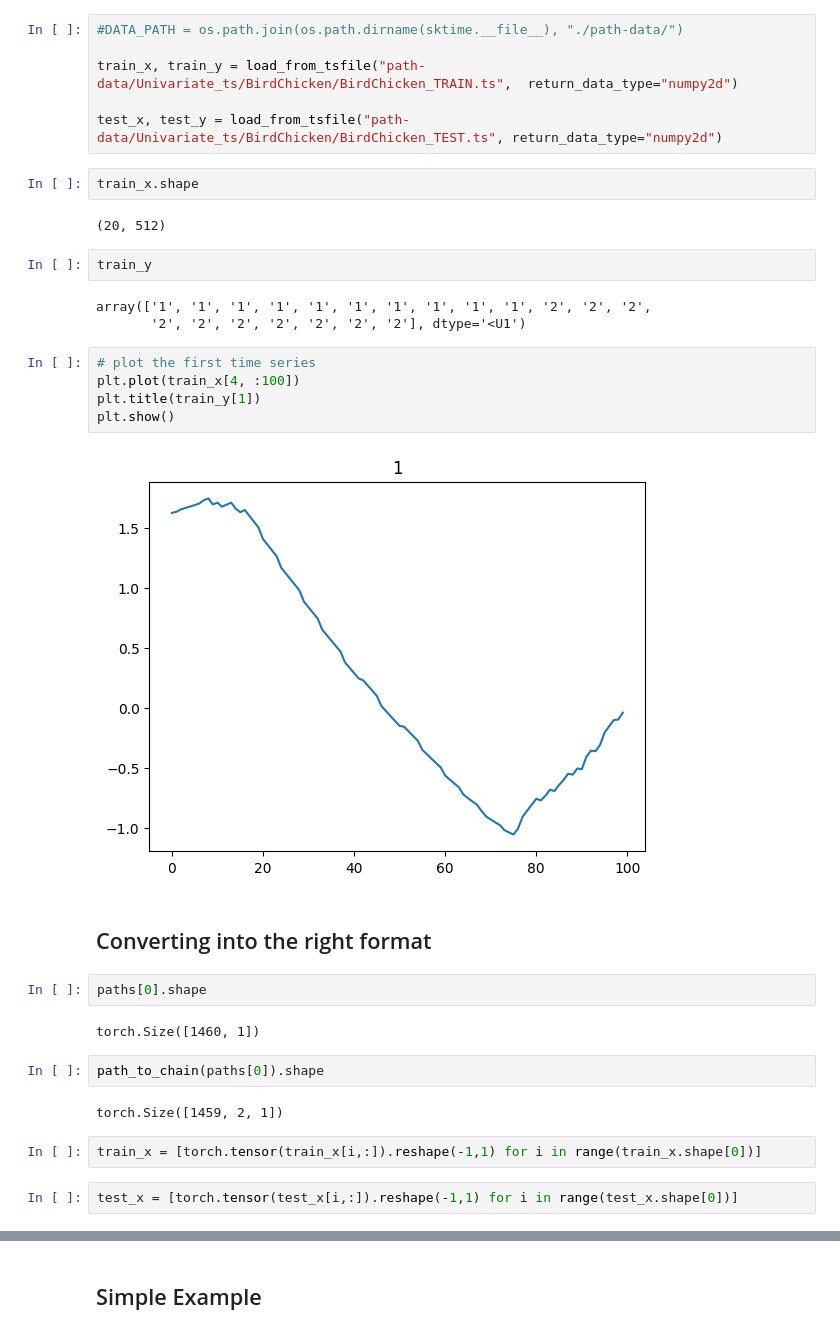
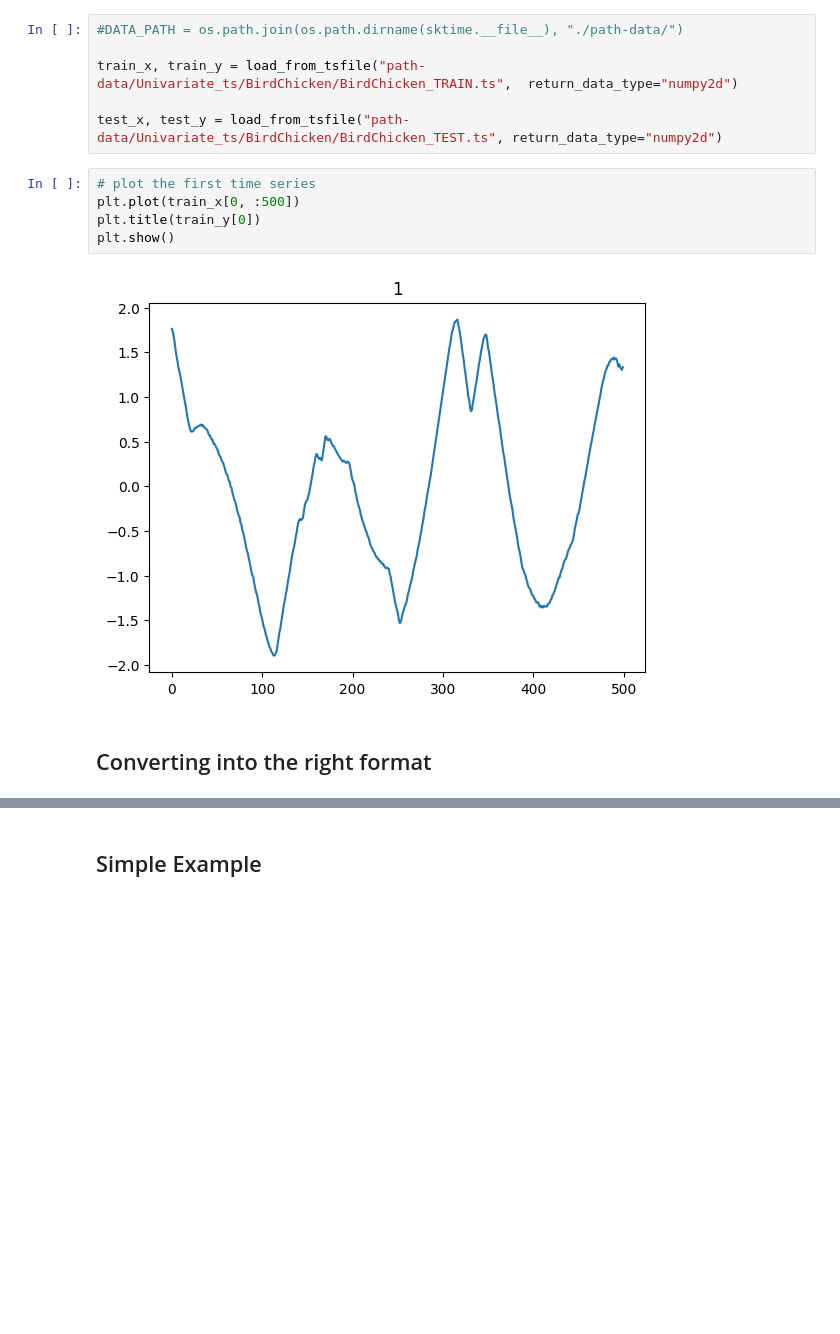
Before and after one commit to aidos-lab/neural-k-forms, a Jupyter notebook: path-classification.ipynb, the cells around one changed output, grey strips where cells are left out. Drawn from its saved outputs; the diff is of its cells as text; blank space fills up the shorter version.

```diff
--- a/path-classification.ipynb
+++ b/path-classification.ipynb
@@ -22,33 +22,12 @@ from sktime.datasets import load_from_tsfile
 train_x, train_y = load_from_tsfile("path-data/Univariate_ts/BirdChicken/BirdChicken_TRAIN.ts",  return_data_type="numpy2d")
 
 test_x, test_y = load_from_tsfile("path-data/Univariate_ts/BirdChicken/BirdChicken_TEST.ts", return_data_type="numpy2d")
-# %%
-train_x.shape
-# %% [output]
-(20, 512)
-# %%
-train_y
-# %% [output]
-array(['1', '1', '1', '1', '1', '1', '1', '1', '1', '1', '2', '2', '2',
-       '2', '2', '2', '2', '2', '2', '2'], dtype='<U1')
 # %%
 # plot the first time series
-plt.plot(train_x[4, :100])
-plt.title(train_y[1])
+plt.plot(train_x[0, :500])
+plt.title(train_y[0])
 plt.show()
 # %% [output]
-[figure, old version]
+[figure, new version]
 # %% [markdown]
 ## Converting into the right format
-# %%
-paths[0].shape
-# %% [output]
-torch.Size([1460, 1])
-# %%
-path_to_chain(paths[0]).shape
-# %% [output]
-torch.Size([1459, 2, 1])
-# %%
-train_x = [torch.tensor(train_x[i,:]).reshape(-1,1) for i in range(train_x.shape[0])]
-# %%
-test_x = [torch.tensor(test_x[i,:]).reshape(-1,1) for i in range(test_x.shape[0])]
```
Also changed, not shown: parts of 62 cells of this notebook.
